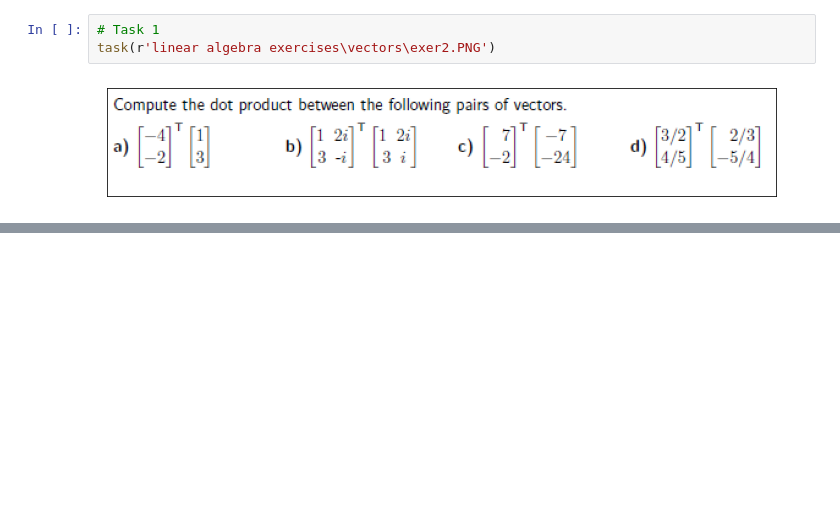
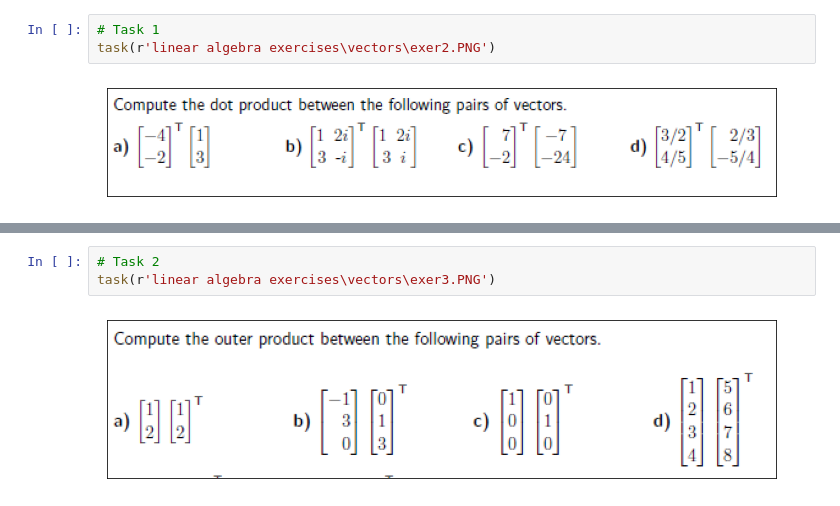
Before and after one commit to aurimas12/unsupervising-learning-task, a Jupyter notebook: linear algebra.ipynb, the cells around one changed output, grey strips where cells are left out. Cells and saved outputs as stored; diff of their text form; blank space fills up the shorter version.

```diff
--- a/linear algebra.ipynb
+++ b/linear algebra.ipynb
@@ -79,0 +109,5 @@ task(r'linear algebra exercises\vectors\exer2.PNG')
+# %%
+# Task 2
+task(r'linear algebra exercises\vectors\exer3.PNG')
+# %% [output]
+[figure, added]
```
Also changed, not shown: parts of 1 cell of this notebook, 1 other file.
